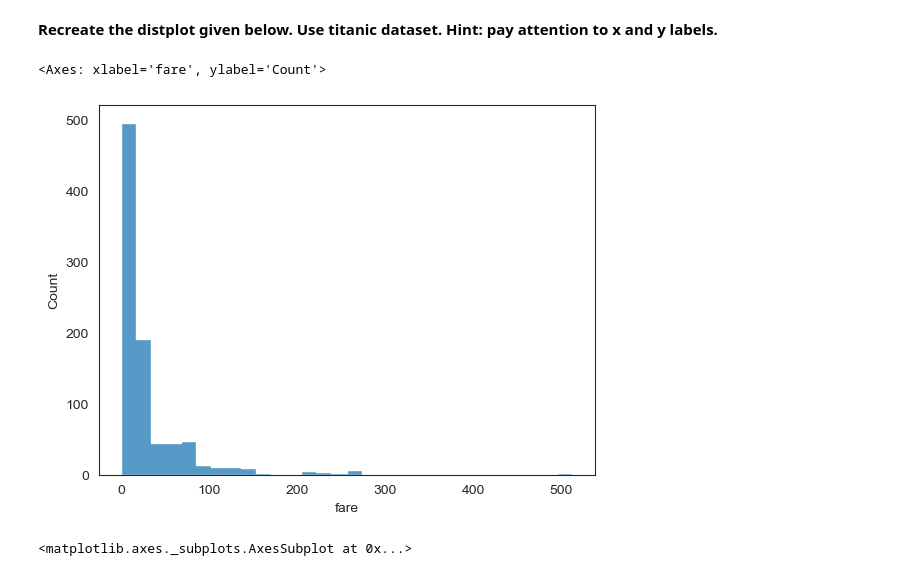
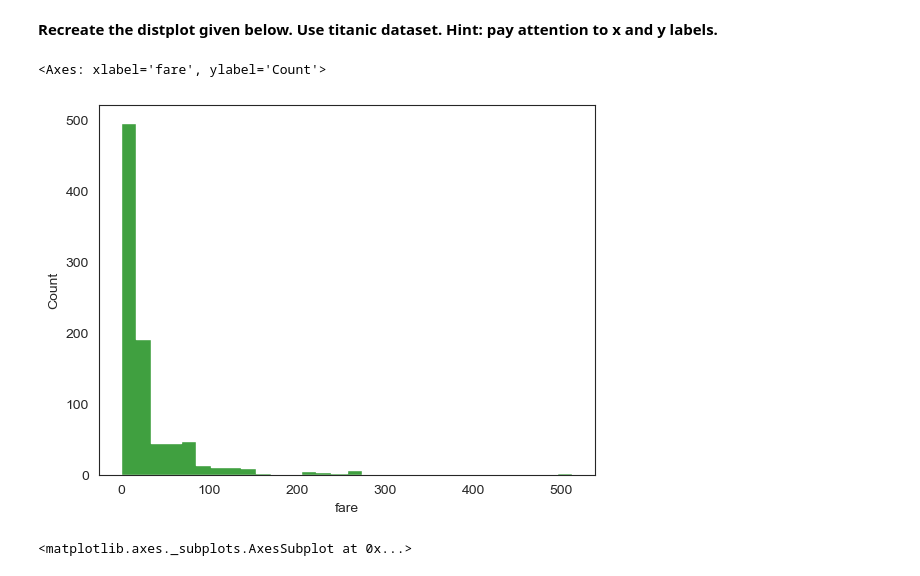
Before and after one commit to monimahmadh/Data-Science, a Jupyter notebook: All Assignments/Assignment Module 9/Seaborn_Assignment.ipynb, the cells around one changed output. Drawn from its saved outputs; the diff is of its cells as text; code cells hidden in the pictures.

```diff
--- a/All Assignments/Assignment Module 9/Seaborn_Assignment.ipynb
+++ b/All Assignments/Assignment Module 9/Seaborn_Assignment.ipynb
@@ -111,10 +111,10 @@ sns.jointplot(data=tips,
 # %%
 # Code here and leave the next cell empty, so that you don't lose the plot!
 # sns.histplot(titanic["fare"], bins=20,)
-sns.histplot(data=titanic, x='fare', bins=30, palette="pastel",edgecolor=None,element="step")
+sns.histplot(data=titanic, x='fare', bins=30, color="g",edgecolor=None,element="step")
 # %% [output]
 <Axes: xlabel='fare', ylabel='Count'>
-[figure, old version]
+[figure, new version]
 # %%
 # %% [output]
 <matplotlib.axes._subplots.AxesSubplot at 0x...>
```
